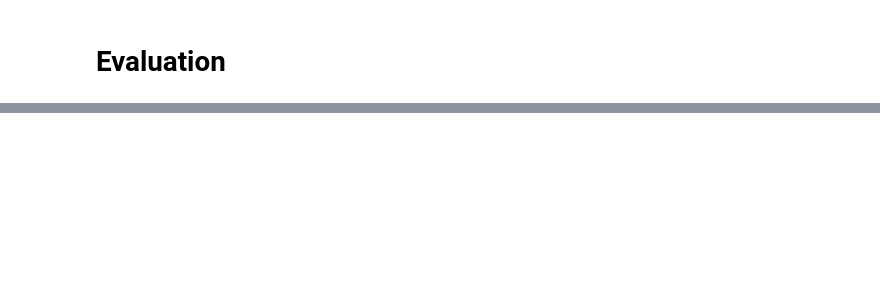
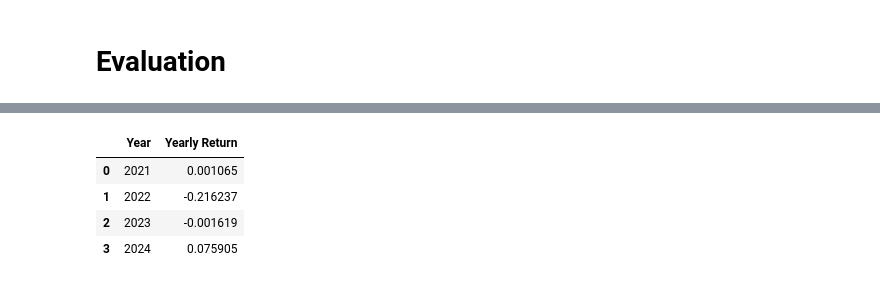
Before and after one commit to algotrade-research/Statisical-Arbitrage, a Jupyter notebook: main.ipynb, the cells around one changed output, grey strips where cells are left out. Saved outputs shown, nothing was run; the diff lists cells and outputs as text; code cells hidden in the pictures; blank space fills up the shorter version.

```diff
--- a/main.ipynb
+++ b/main.ipynb
@@ -2056,0 +2072,8 @@ monthly_return_df
+# %%
+calculate_yearly_returns(combined_returns_df)
+# %% [output]
+|  | Year | Yearly Return |
+| 0 | 2021 | 0.001065 |
+| 1 | 2022 | -0.216237 |
+| 2 | 2023 | -0.001619 |
+| 3 | 2024 | 0.075905 |
```
Also changed, not shown: parts of 15 cells of this notebook.
